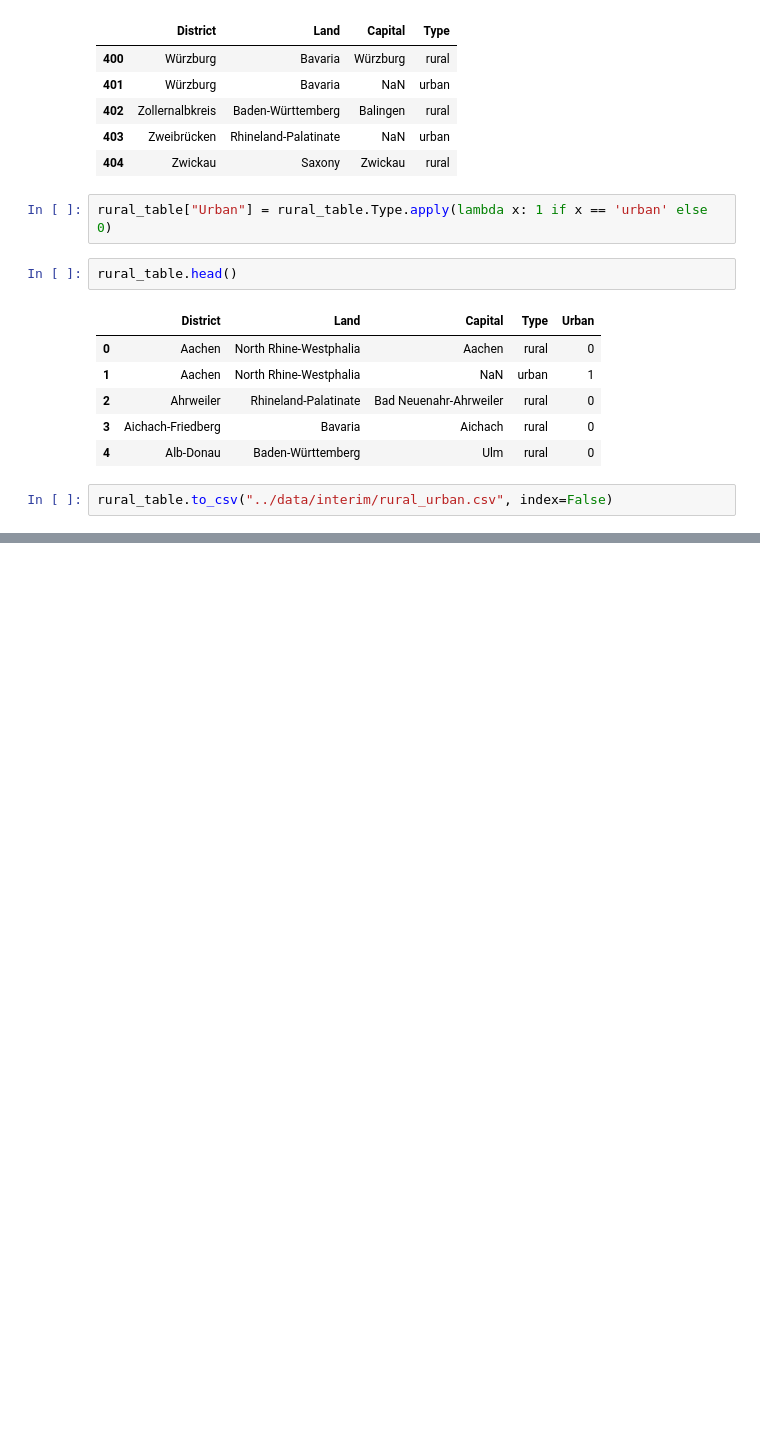
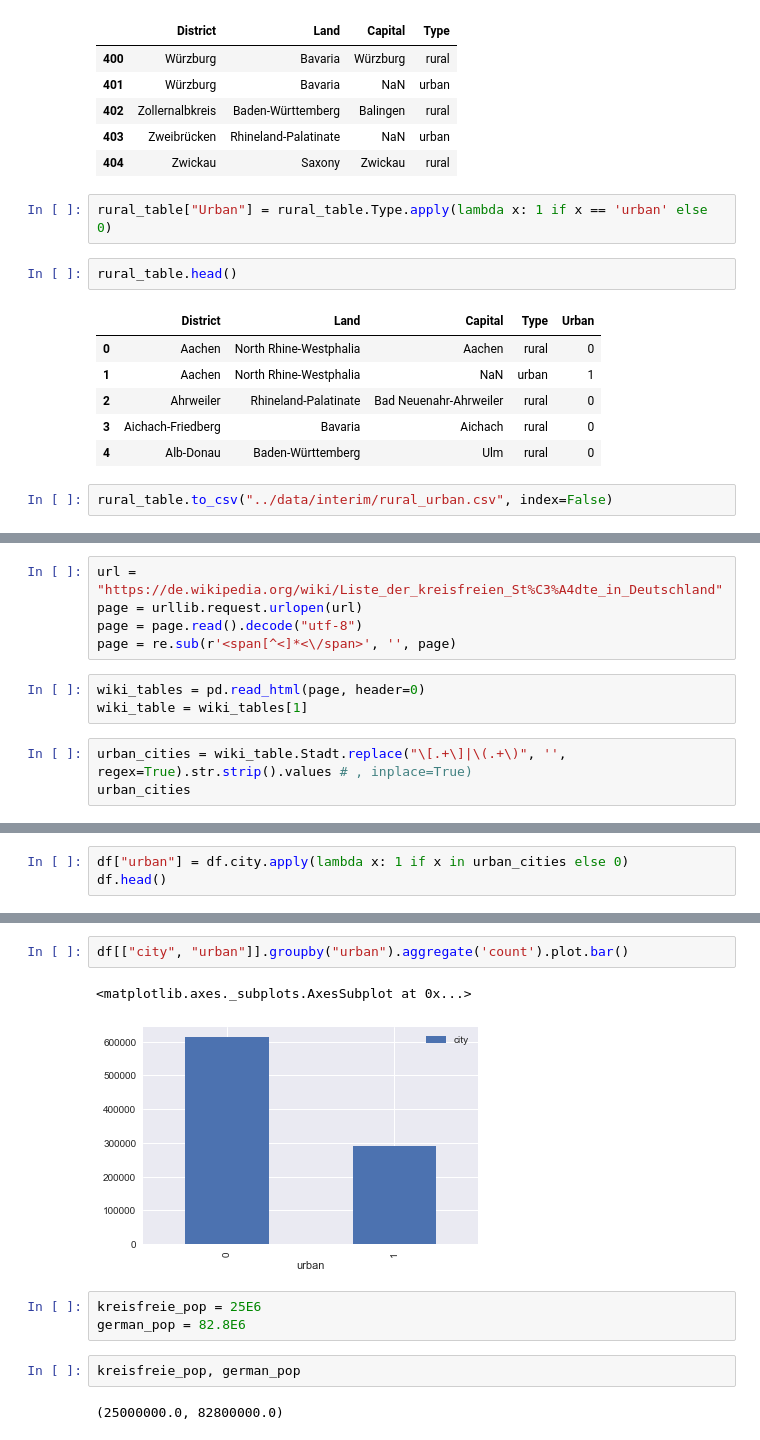
Before and after one commit to teoguso/dssg-data-dive-2017, a Jupyter notebook: notebooks/02-mg-webpage-geo.ipynb, the cells around one changed output, grey strips where cells are left out. Cells and saved outputs as stored; diff of their text form; blank space fills up the shorter version.

Commit message:
Add last notebook with images

```diff
--- a/notebooks/02-mg-webpage-geo.ipynb
+++ b/notebooks/02-mg-webpage-geo.ipynb
@@ -159,0 +165,11 @@ rural_table.to_csv("../data/interim/rural_urban.csv", index=False)
+# %%
+url = "https://de.wikipedia.org/wiki/Liste_der_kreisfreien_St%C3%A4dte_in_Deutschland"
+page = urllib.request.urlopen(url)
+page = page.read().decode("utf-8")
+page = re.sub(r'<span[^<]*<\/span>', '', page)
+# %%
+wiki_tables = pd.read_html(page, header=0)
+wiki_table = wiki_tables[1]
+# %%
+urban_cities = wiki_table.Stadt.replace("\[.+\]|\(.+\)", '', regex=True).str.strip().values # , inplace=True)
+urban_cities
@@ -159,0 +216,3 @@ rural_table.to_csv("../data/interim/rural_urban.csv", index=False)
+# %%
+df["urban"] = df.city.apply(lambda x: 1 if x in urban_cities else 0)
+df.head()
@@ -159,0 +226,12 @@ rural_table.to_csv("../data/interim/rural_urban.csv", index=False)
+# %%
+df[["city", "urban"]].groupby("urban").aggregate('count').plot.bar()
+# %% [output]
+<matplotlib.axes._subplots.AxesSubplot at 0x...>
+[figure, added]
+# %%
+kreisfreie_pop = 25E6
+german_pop = 82.8E6
+# %%
+kreisfreie_pop, german_pop
+# %% [output]
+(25000000.0, 82800000.0)
```
Also changed, not shown: parts of 15 cells of this notebook, 5 other files.
